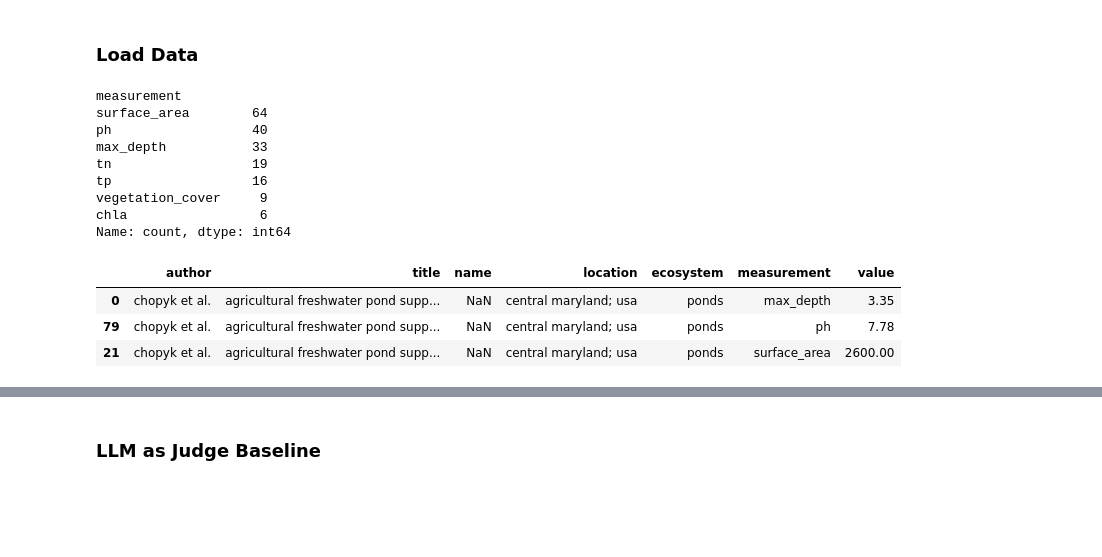
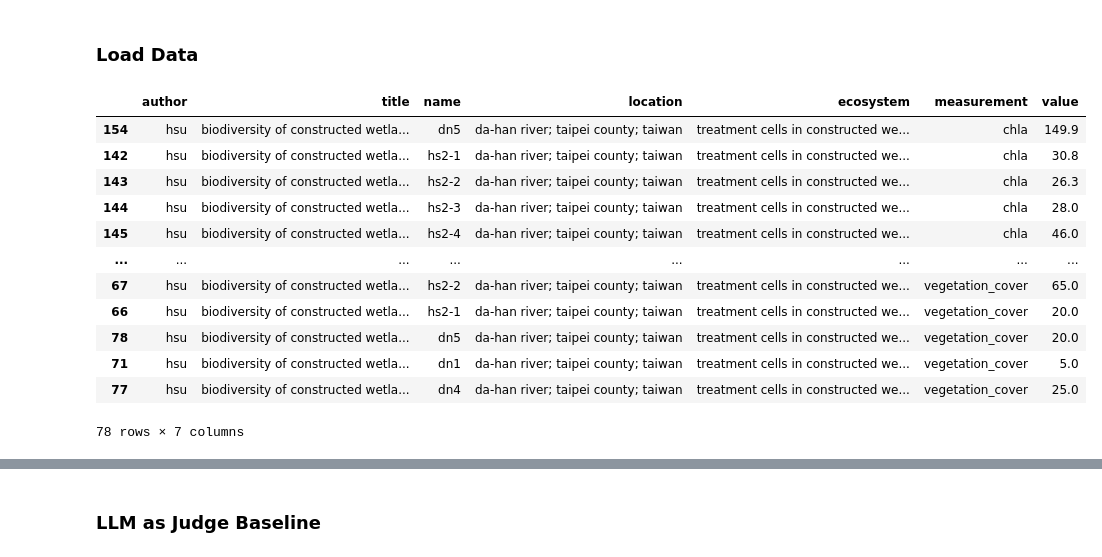
Before and after one commit to kevinqnb/scholarlm, a Jupyter notebook: examples/pond_lake.ipynb, the cells around one changed output, grey strips where cells are left out. Drawn from its saved outputs; the diff is of its cells as text; code cells hidden in the pictures; blank space fills up the shorter version.

```diff
--- a/examples/pond_lake.ipynb
+++ b/examples/pond_lake.ipynb
@@ -38,18 +39,6 @@ pond_df = pond_df.melt(id_vars=['author', 'title', 'name', 'location', 'ecosyste
 pond_df = pond_df.dropna(subset=['value'])
 pond_df = pond_df.reset_index(drop=True)
 n_entries = pond_df.shape[0]
-# %%
-result_df.measurement.value_counts()
-# %% [output]
-measurement
-surface_area        64
-ph                  40
-max_depth           33
-tn                  19
-tp                  16
-vegetation_cover     9
-chla                 6
-Name: count, dtype: int64
 # %%
 def process(
     result_df,
@@ -113,10 +102,19 @@ result_df_validated['value'] = result_df_validated['value'].str.replace(',', '')
 result_df_validated['value'] = pd.to_numeric(result_df_validated['value'], errors='coerce')
 result_df_validated = process(result_df_validated, conversion_table)
 # %%
-pond_df.loc[pond_df.title == registered_titles[0], :].sort_values(by='measurement')
+pond_df.loc[pond_df.title == registered_titles[7], :].sort_values(by='measurement')
 # %% [output]
 |  | author | title | name | location | ecosystem | measurement | value |
-| 0 | chopyk et al. | agricultural freshwater pond supp... | NaN | central maryland; usa | ponds | max_depth | 3.35 |
-| 79 | chopyk et al. | agricultural freshwater pond supp... | NaN | central maryland; usa | ponds | ph | 7.78 |
-| 21 | chopyk et al. | agricultural freshwater pond supp... | NaN | central maryland; usa | ponds | surface_area | 2600.00 |
+| 154 | hsu | biodiversity of constructed wetla... | dn5 | da-han river; taipei county; taiwan | treatment cells in constructed we... | chla | 149.9 |
+| 142 | hsu | biodiversity of constructed wetla... | hs2-1 | da-han river; taipei county; taiwan | treatment cells in constructed we... | chla | 30.8 |
+| 143 | hsu | biodiversity of constructed wetla... | hs2-2 | da-han river; taipei county; taiwan | treatment cells in constructed we... | chla | 26.3 |
+| 144 | hsu | biodiversity of constructed wetla... | hs2-3 | da-han river; taipei county; taiwan | treatment cells in constructed we... | chla | 28.0 |
+| 145 | hsu | biodiversity of constructed wetla... | hs2-4 | da-han river; taipei county; taiwan | treatment cells in constructed we... | chla | 46.0 |
+| ... | ... | ... | ... | ... | ... | ... | ... |
+| 67 | hsu | biodiversity of constructed wetla... | hs2-2 | da-han river; taipei county; taiwan | treatment cells in constructed we... | vegetation_cover | 65.0 |
+| 66 | hsu | biodiversity of constructed wetla... | hs2-1 | da-han river; taipei county; taiwan | treatment cells in constructed we... | vegetation_cover | 20.0 |
+| 78 | hsu | biodiversity of constructed wetla... | dn5 | da-han river; taipei county; taiwan | treatment cells in constructed we... | vegetation_cover | 20.0 |
+| 71 | hsu | biodiversity of constructed wetla... | dn1 | da-han river; taipei county; taiwan | treatment cells in constructed we... | vegetation_cover | 5.0 |
+| 77 | hsu | biodiversity of constructed wetla... | dn4 | da-han river; taipei county; taiwan | treatment cells in constructed we... | vegetation_cover | 25.0 |
+78 rows × 7 columns
 # %%
```
Also changed, not shown: parts of 14 cells of this notebook, 10 other files.
